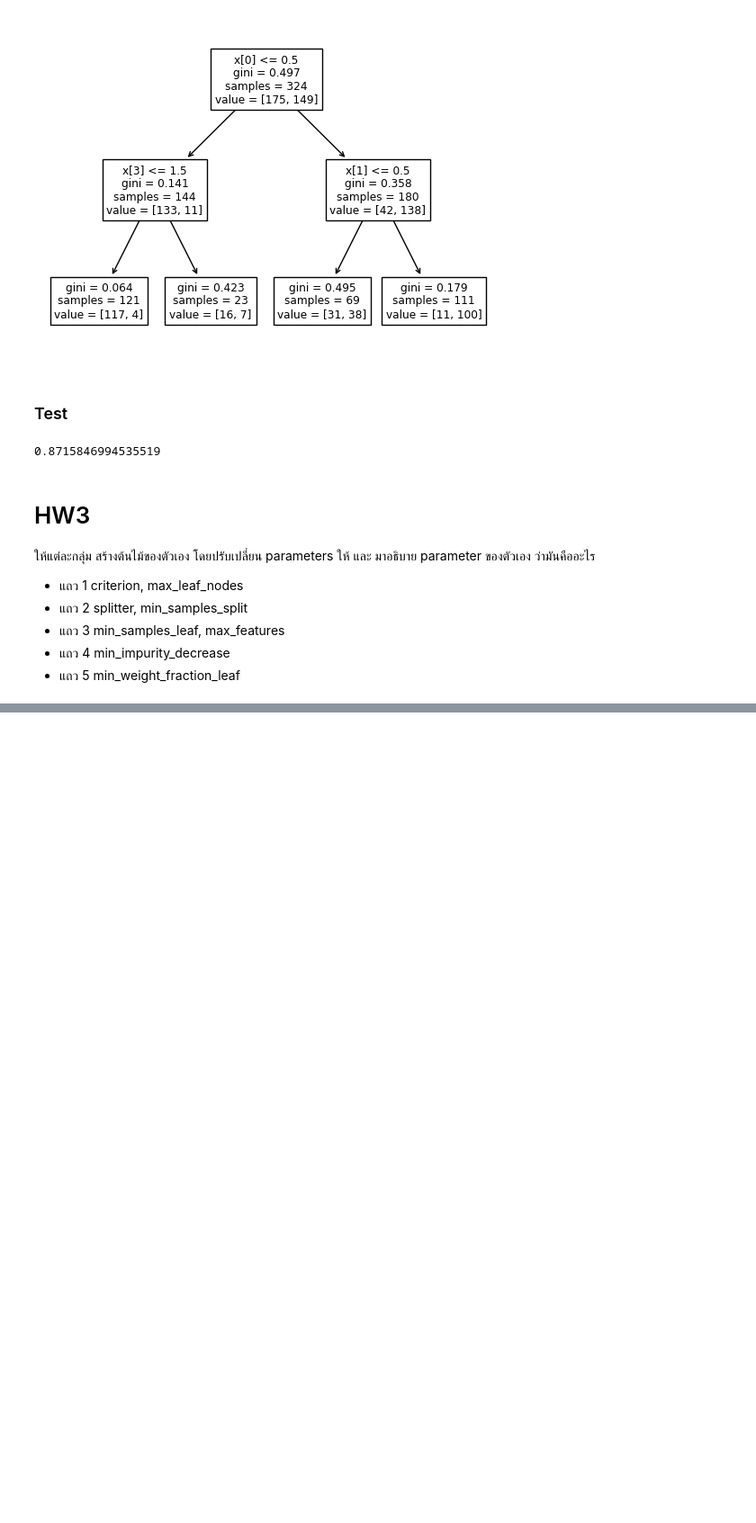
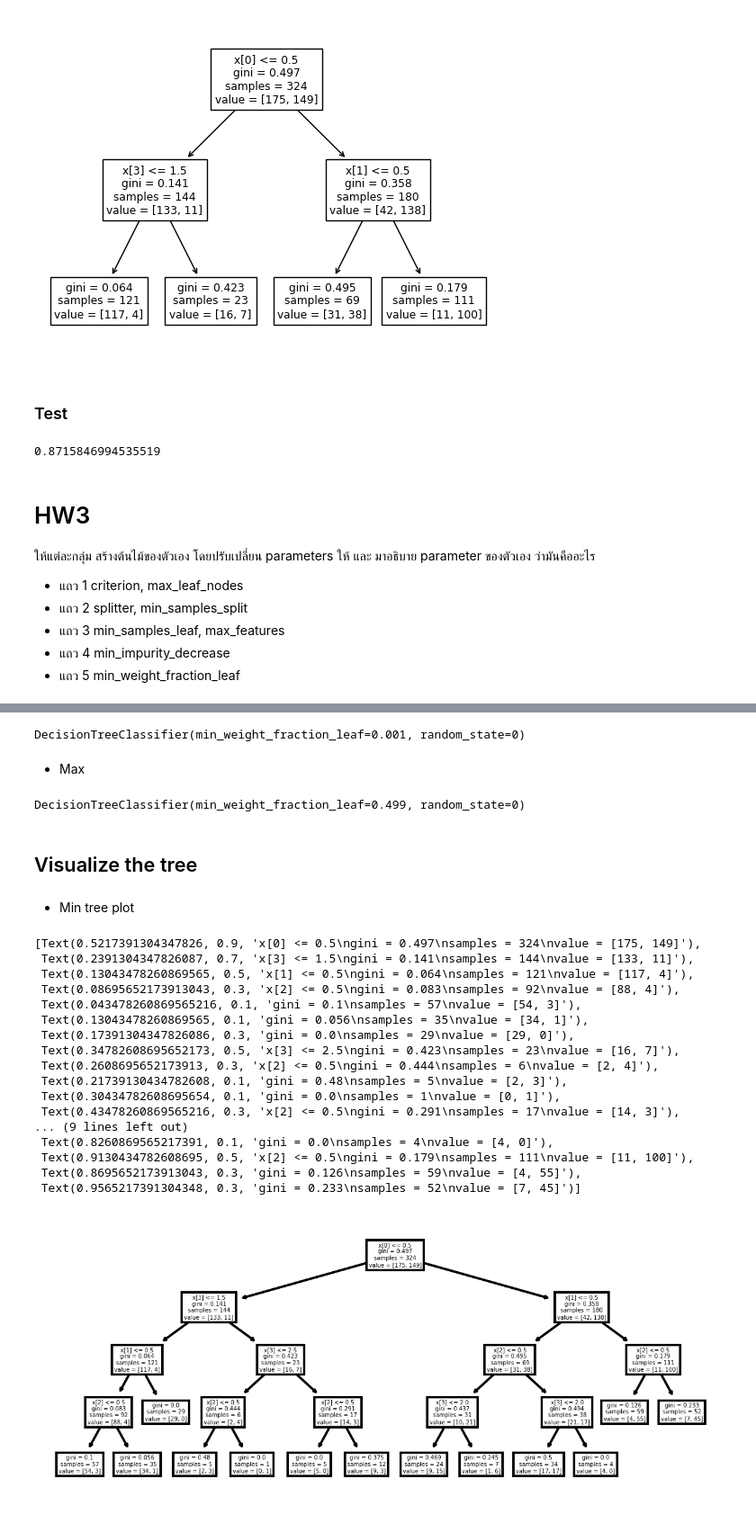
Before and after one commit to PunnitaThongbor/BSC_DPDM23, a Jupyter notebook: Classification.ipynb, the cells around one changed output, grey strips where cells are left out. Shown at 90% size. Saved outputs shown, nothing was run; the diff lists cells and outputs as text; code cells hidden in the pictures; blank space fills up the shorter version.

```diff
--- a/Classification.ipynb
+++ b/Classification.ipynb
@@ -58,7 +58,7 @@ Class Distribution
 col_name = ['a1','a2','a3','a4','a5','a6','a7','a8',
             'a9','a10','a11','a12','a13','a14','a15','a16']
 # %%
-credit = pd.read_csv('/content/drive/MyDrive/bsc_dpdm23_data/crx.data', header = None, names=col_name) # (1) Set header = None because there is no column names in the data file
+credit = pd.read_csv('/content/drive/MyDrive/BSC_DPDM23/File/crx.data', header = None, names=col_name) # (1) Set header = None because there is no column names in the data file
 
 print(credit.shape)
 credit.head()
@@ -277,0 +288,5 @@ accuracy_score(y_test, y_predict2)
+# %%
+X_train = train.iloc[:,:-1]
+y_train = train.iloc[:,-1]
+X_test = test.iloc[:,:-1]
+y_test = test.iloc[:,-1]
@@ -277,0 +297,2 @@ accuracy_score(y_test, y_predict2)
+# %%
+Dtree3 = DecisionTreeClassifier(random_state=0, min_weight_fraction_leaf=0.001)
@@ -277,0 +307,14 @@ accuracy_score(y_test, y_predict2)
+# %%
+Dtree3.fit(X_train, y_train)
+# %% [output]
+DecisionTreeClassifier(min_weight_fraction_leaf=0.001, random_state=0)
+# %% [markdown]
+ - Max
+# %%
+Dtree4.fit(X_train, y_train)
+# %% [output]
+DecisionTreeClassifier(min_weight_fraction_leaf=0.499, random_state=0)
+# %% [markdown]
+## Visualize the tree
+# %% [markdown]
+- Min tree plot
@@ -277,0 +323,22 @@ accuracy_score(y_test, y_predict2)
+# %%
+fig, axes = plt.subplots(nrows = 1, ncols = 1, figsize = (5,2), dpi=300)
+tree.plot_tree(Dtree3, ax=axes)
+# %% [output]
+[Text(0.5217391304347826, 0.9, 'x[0] <= 0.5\ngini = 0.497\nsamples = 324\nvalue = [175, 149]'),
+ Text(0.2391304347826087, 0.7, 'x[3] <= 1.5\ngini = 0.141\nsamples = 144\nvalue = [133, 11]'),
+ Text(0.13043478260869565, 0.5, 'x[1] <= 0.5\ngini = 0.064\nsamples = 121\nvalue = [117, 4]'),
+ Text(0.08695652173913043, 0.3, 'x[2] <= 0.5\ngini = 0.083\nsamples = 92\nvalue = [88, 4]'),
+ Text(0.043478260869565216, 0.1, 'gini = 0.1\nsamples = 57\nvalue = [54, 3]'),
+ Text(0.13043478260869565, 0.1, 'gini = 0.056\nsamples = 35\nvalue = [34, 1]'),
+ Text(0.17391304347826086, 0.3, 'gini = 0.0\nsamples = 29\nvalue = [29, 0]'),
+ Text(0.34782608695652173, 0.5, 'x[3] <= 2.5\ngini = 0.423\nsamples = 23\nvalue = [16, 7]'),
+ Text(0.2608695652173913, 0.3, 'x[2] <= 0.5\ngini = 0.444\nsamples = 6\nvalue = [2, 4]'),
+ Text(0.21739130434782608, 0.1, 'gini = 0.48\nsamples = 5\nvalue = [2, 3]'),
+ Text(0.30434782608695654, 0.1, 'gini = 0.0\nsamples = 1\nvalue = [0, 1]'),
+ Text(0.43478260869565216, 0.3, 'x[2] <= 0.5\ngini = 0.291\nsamples = 17\nvalue = [14, 3]'),
+... (9 lines left out)
+ Text(0.8260869565217391, 0.1, 'gini = 0.0\nsamples = 4\nvalue = [4, 0]'),
+ Text(0.9130434782608695, 0.5, 'x[2] <= 0.5\ngini = 0.179\nsamples = 111\nvalue = [11, 100]'),
+ Text(0.8695652173913043, 0.3, 'gini = 0.126\nsamples = 59\nvalue = [4, 55]'),
+ Text(0.9565217391304348, 0.3, 'gini = 0.233\nsamples = 52\nvalue = [7, 45]')]
+[figure, added]
```
Also changed, not shown: parts of 22 cells of this notebook.
